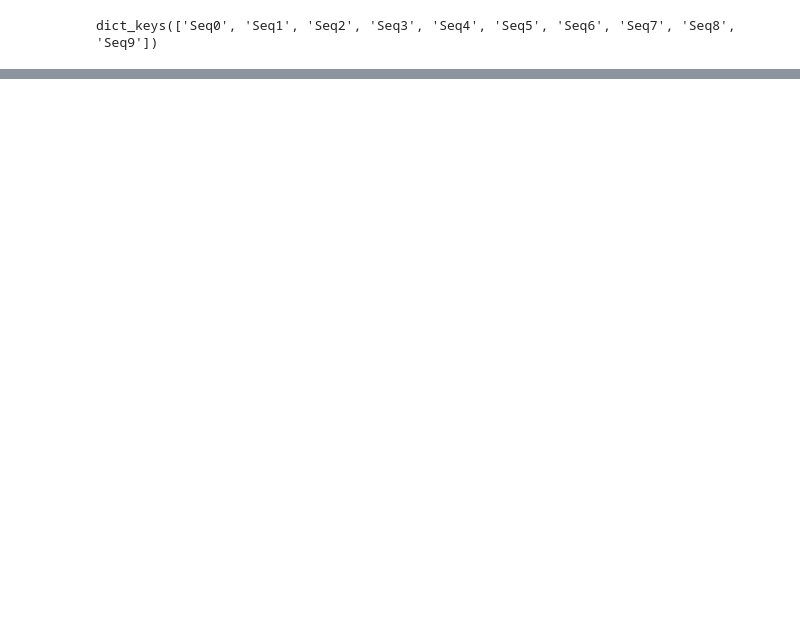
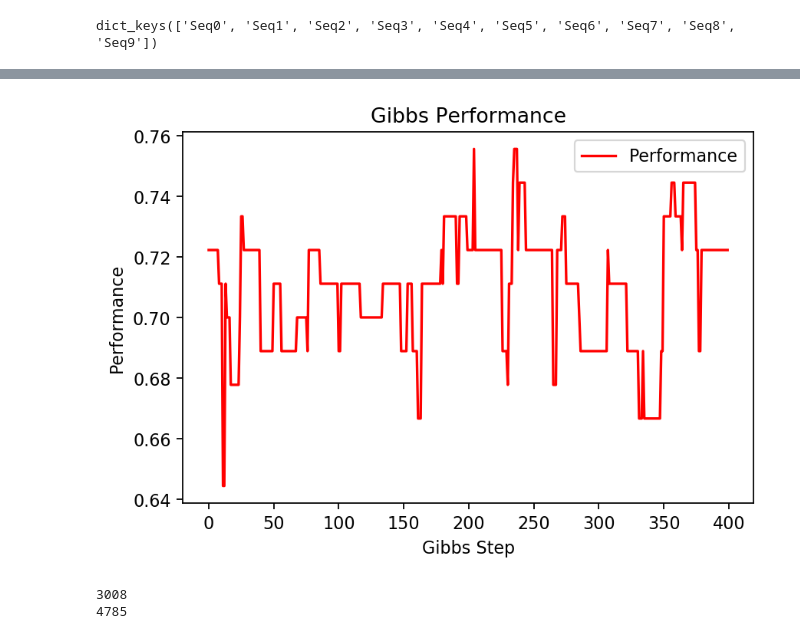
Before and after one commit to JakubMifek/mff-docs, a Jupyter notebook: Bioinformatics Algorithms/Homework 3/NTIN084_-_HW3_-_Jakub_Mifek.ipynb, the cells around one changed output, grey strips where cells are left out. Saved outputs shown, nothing was run; the diff lists cells and outputs as text; code cells hidden in the pictures; blank space fills up the shorter version.

```diff
--- a/Bioinformatics Algorithms/Homework 3/NTIN084_-_HW3_-_Jakub_Mifek.ipynb
+++ b/Bioinformatics Algorithms/Homework 3/NTIN084_-_HW3_-_Jakub_Mifek.ipynb
@@ -263,0 +613,19 @@ NameError: name 'distances' is not defined
+# %%
+fig = plt.figure(dpi=160)
+R = list(map(lambda result: result[1], results))
+plt.plot(list(range(400)), R[len(R)-400:], label='Performance', color='red')
+plt.xlabel('Gibbs Step')
+plt.ylabel('Performance')
+
+plt.title('Gibbs Performance')
+plt.legend()
+
+plt.show()
+# %% [output]
+[figure, added]
+# %%
+print(results.index(best))
+print(len(results))
+# %% [output]
+3008
+4785
```
Also changed, not shown: parts of 52 cells of this notebook, 1 other file.
